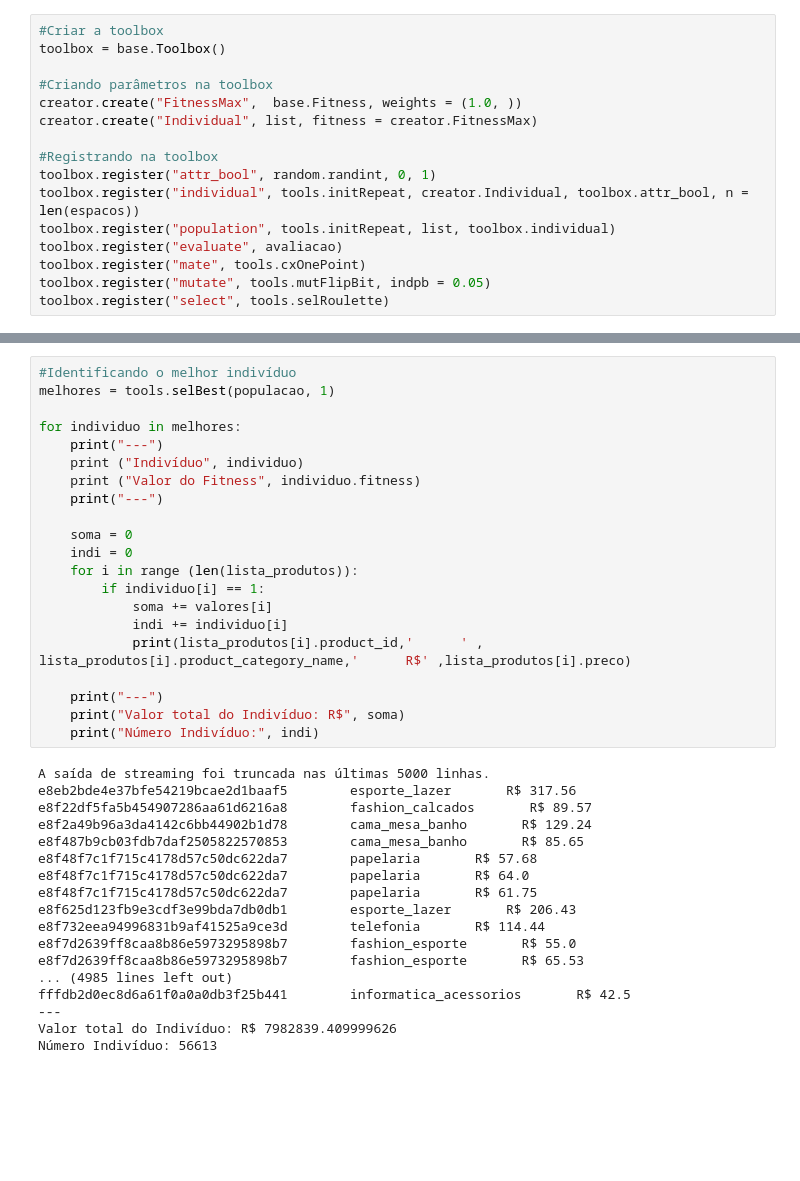
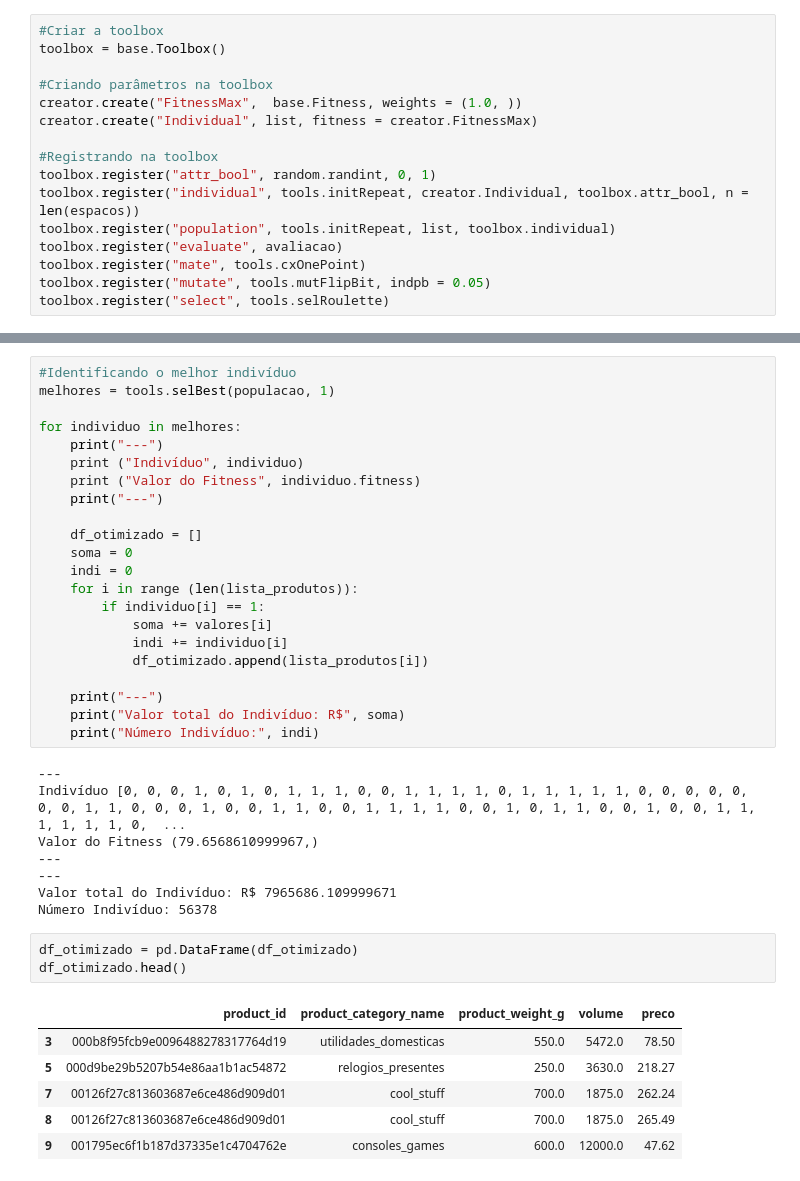
Before and after one commit to jvataidee/PesquisaOperacional, a Jupyter notebook: otimização_caraga_caminhão.ipynb, the cells around one changed output, grey strips where cells are left out. Drawn from its saved outputs; the diff is of its cells as text; blank space fills up the shorter version.

```diff
--- a/otimização_caraga_caminhão.ipynb
+++ b/otimização_caraga_caminhão.ipynb
@@ -223,35 +210,36 @@ for individuo in melhores:
     print ("Valor do Fitness", individuo.fitness)
     print("---")
 
+    df_otimizado = []
     soma = 0
     indi = 0
     for i in range (len(lista_produtos)):
         if individuo[i] == 1:
             soma += valores[i]
             indi += individuo[i]
-            print(lista_produtos[i].product_id,'      ' , lista_produtos[i].product_category_name,'      R$' ,lista_produtos[i].preco)
+            df_otimizado.append(lista_produtos[i])
 
     print("---")
     print("Valor total do Indivíduo: R$", soma)
     print("Número Indivíduo:", indi)
 # %% [output]
-A saída de streaming foi truncada nas últimas 5000 linhas.
-e8eb2bde4e37bfe54219bcae2d1baaf5        esporte_lazer       R$ 317.56
-e8f22df5fa5b454907286aa61d6216a8        fashion_calcados       R$ 89.57
-e8f2a49b96a3da4142c6bb44902b1d78        cama_mesa_banho       R$ 129.24
-e8f487b9cb03fdb7daf2505822570853        cama_mesa_banho       R$ 85.65
-e8f48f7c1f715c4178d57c50dc622da7        papelaria       R$ 57.68
-e8f48f7c1f715c4178d57c50dc622da7        papelaria       R$ 64.0
-e8f48f7c1f715c4178d57c50dc622da7        papelaria       R$ 61.75
-e8f625d123fb9e3cdf3e99bda7db0db1        esporte_lazer       R$ 206.43
-e8f732eea94996831b9af41525a9ce3d        telefonia       R$ 114.44
-e8f7d2639ff8caa8b86e5973295898b7        fashion_esporte       R$ 55.0
-e8f7d2639ff8caa8b86e5973295898b7        fashion_esporte       R$ 65.53
-... (4985 lines left out)
-fffdb2d0ec8d6a61f0a0a0db3f25b441        informatica_acessorios       R$ 42.5
 ---
-Valor total do Indivíduo: R$ 7982839.409999626
-Número Indivíduo: 56613
+Indivíduo [0, 0, 0, 1, 0, 1, 0, 1, 1, 1, 0, 0, 1, 1, 1, 1, 0, 1, 1, 1, 1, 1, 0, 0, 0, 0, 0, 0, 0, 1, 1, 0, 0, 0, 1, 0, 0, 1, 1, 0, 0, 1, 1, 1, 1, 0, 0, 1, 0, 1, 1, 0, 0, 1, 0, 0, 1, 1, 1, 1, 1, 1, 0,  ...
+Valor do Fitness (79.6568610999967,)
+---
+---
+Valor total do Indivíduo: R$ 7965686.109999671
+Número Indivíduo: 56378
+# %%
+df_otimizado = pd.DataFrame(df_otimizado)
+df_otimizado.head()
+# %% [output]
+|  | product_id | product_category_name | product_weight_g | volume | preco |
+| 3 | 000b8f95fcb9e0096488278317764d19 | utilidades_domesticas | 550.0 | 5472.0 | 78.50 |
+| 5 | 000d9be29b5207b54e86aa1b1ac54872 | relogios_presentes | 250.0 | 3630.0 | 218.27 |
+| 7 | 00126f27c813603687e6ce486d909d01 | cool_stuff | 700.0 | 1875.0 | 262.24 |
+| 8 | 00126f27c813603687e6ce486d909d01 | cool_stuff | 700.0 | 1875.0 | 265.49 |
+| 9 | 001795ec6f1b187d37335e1c4704762e | consoles_games | 600.0 | 12000.0 | 47.62 |
 # %%
 #Plotando o aprendizado
 valores_pop = info.select("max")
```
Also changed, not shown: parts of 12 cells of this notebook.
